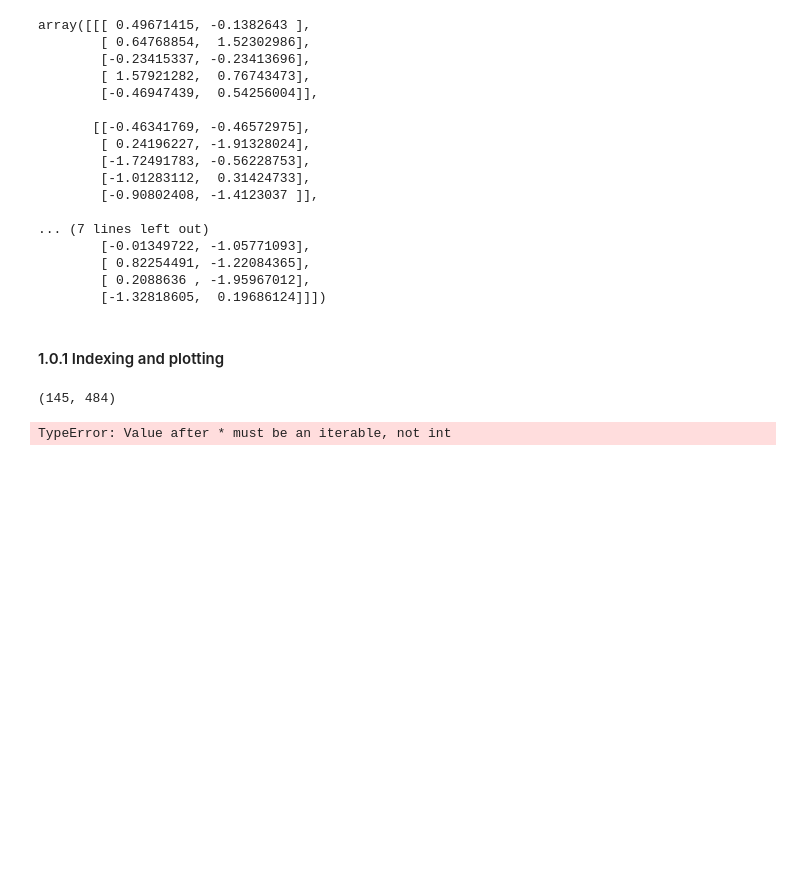
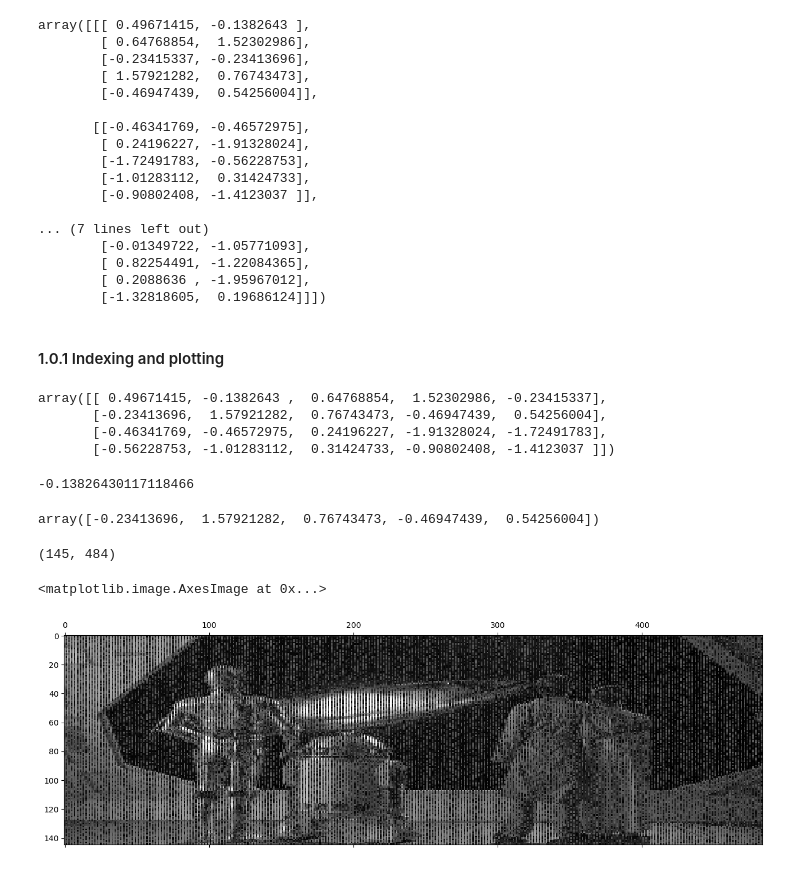
Before and after one commit to vigji/python-cimec-2024, a Jupyter notebook: practicals/Practicals_1.0.ipynb, the cells around one changed output. Cells and saved outputs as stored; diff of their text form; code cells hidden in the pictures; blank space fills up the shorter version.

```diff
--- a/practicals/Practicals_1.0.ipynb
+++ b/practicals/Practicals_1.0.ipynb
@@ -83,13 +83,27 @@ array([[[ 0.49671415, -0.1382643 ],
 # %% [markdown]
 #### 1.0.1 Indexing and plotting
 # %%
+import numpy as np
 np.random.seed(42)
 
 random_matrix = np.random.normal(0, 1, (4, 5))
+random_matrix
+# %% [output]
+array([[ 0.49671415, -0.1382643 ,  0.64768854,  1.52302986, -0.23415337],
+       [-0.23413696,  1.57921282,  0.76743473, -0.46947439,  0.54256004],
+       [-0.46341769, -0.46572975,  0.24196227, -1.91328024, -1.72491783],
+       [-0.56228753, -1.01283112,  0.31424733, -0.90802408, -1.4123037 ]])
 # %%
 # use numpy indexing to address the element (0, 1) (first row, second column) from random_matrix above:
+
+random_matrix[0, 1]
+# %% [output]
+-0.13826430117118466
 # %%
 # use numpy indexing to select all values in the second row from random_matrix above:
+random_matrix[1, :]
+# %% [output]
+array([-0.23413696,  1.57921282,  0.76743473, -0.46947439,  0.54256004])
 # %%
 # Set to np.nan all the negative entries of the matrix below:
 np.random.seed(42)
@@ -107,34 +121,36 @@ def fetch_image():
 
     Returns:
         np.ndarray
             Array with the exercise data.
 
     """
 
     # You should never import stuff in a function! I'm doing it here
     # just to keep together all the code that you don't really need to read now.
     import numpy as np
     import requests
     from io import BytesIO
 
     # URL of the .npy file on GitHub:
     URL = "https://github.com/vigji/python-cimec/raw/main/practicals/data/corrupted_img.npy"
 
     response = requests.get(URL)
 
     return np.load(BytesIO(response.content))
 
 
 # Tip 1: remember to import matplotlib.pyplot first - and give it an alias! ("import ... as ...")
 # Tip 2: to make the image grayscale, you can pass the cmap="gray" argument to the matshow() function!
 
 img = fetch_image()
 print(img.shape)
 
 from matplotlib import pyplot as plt
+plt.matshow(img, cmap="gray")
 # %% [output]
 (145, 484)
-TypeError: Value after * must be an iterable, not int
+<matplotlib.image.AxesImage at 0x...>
+[figure, added]
 # %%
 # It looks like the image got corrupted with some noise!
 # To understand the noise pattern, you can try to look closer to it.
```
Also changed, not shown: parts of 2 cells of this notebook, 5 other files.
